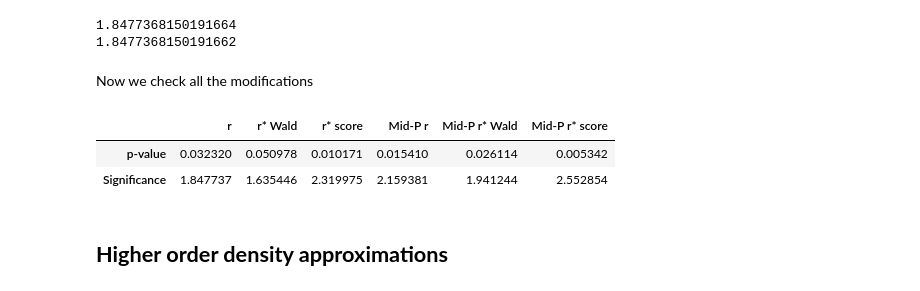
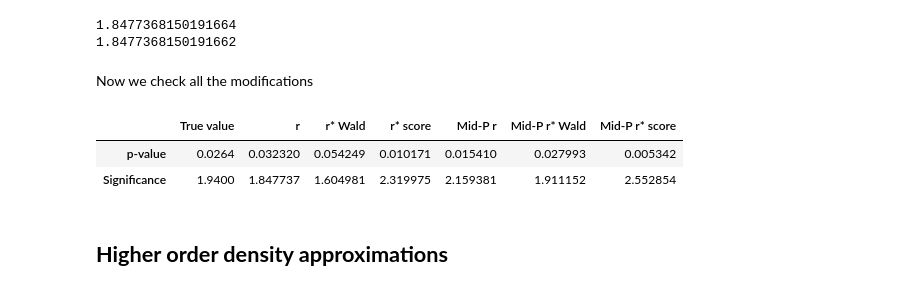
Before and after one commit to rubenguevara/Higher-order-asymptotics-HEP, a Jupyter notebook: NP_test.ipynb, the cells around one changed output. Drawn from its saved outputs; the diff is of its cells as text; code cells hidden in the pictures.

```diff
--- a/NP_test.ipynb
+++ b/NP_test.ipynb
@@ -85,9 +85,9 @@ def info_func(mu, b_hatt, y):
     j = y/(mu+b_hatt)**2
     return j
 
-def wald(mu_hat, mu, b_hatt, y):
+def wald(mu_hat, mu, b_hatt, y, b_hat, db):
     j = info_func(mu_hat, b_hatt, y)
-    t = np.sqrt(j)*(mu_hat-mu)
+    t = np.sqrt(j)*(mu_hat-mu)*np.sqrt(  np.abs(y/(mu_hat + b_hat)**2 +1/db**2)/np.abs(y/(mu + b_hatt)**2 +1/db**2)   )
     return t
 
 def score(mu_hat, mu, b_hatt, y):
@@ -98,7 +98,7 @@ def score(mu_hat, mu, b_hatt, y):
 def modified_likelihood_root(mu, mu_hat, b_hat, b_hhat, y, b_0, db, doWald=True):
     r_mu = likelihood_root(mu, mu_hat, b_hat, b_hhat, y, b_0, db)
     if doWald == True:
-        q_mu = wald(mu_hat, mu, b_hhat, y)
+        q_mu = wald(mu_hat, mu, b_hhat, y, b_hat, db)
     else:
         q_mu = score(mu_hat, mu, b_hhat, y)
     return r_mu + (1 / r_mu) * np.log(q_mu / r_mu)
@@ -141,15 +141,15 @@ r_stars_sf_mp = stats.norm.sf(r_ss_mp, loc=0)
 # %%
 #Making a table of the results...
 
-data_sf = {'r': [r_sf, r], 'r* Wald': [r_star_sf, r_s], 'r* score': [r_stars_sf, r_ss],
+data_sf = {'True value': [0.0264, 1.94], 'r': [r_sf, r], 'r* Wald': [r_star_sf, r_s], 'r* score': [r_stars_sf, r_ss],
         'Mid-P r': [r_sf_mp, r_mp], 'Mid-P r* Wald': [r_star_sf_mp, r_s_mp], 'Mid-P r* score': [r_stars_sf_mp, r_ss_mp]}
 df= pd.DataFrame(data_sf)
 df.index = ['p-value', 'Significance']
 
 df
 # %% [output]
-|  | r | r* Wald | r* score | Mid-P r | Mid-P r* Wald | Mid-P r* score |
-| p-value | 0.032320 | 0.050978 | 0.010171 | 0.015410 | 0.026114 | 0.005342 |
-| Significance | 1.847737 | 1.635446 | 2.319975 | 2.159381 | 1.941244 | 2.552854 |
+|  | True value | r | r* Wald | r* score | Mid-P r | Mid-P r* Wald | Mid-P r* score |
+| p-value | 0.0264 | 0.032320 | 0.054249 | 0.010171 | 0.015410 | 0.027993 | 0.005342 |
+| Significance | 1.9400 | 1.847737 | 1.604981 | 2.319975 | 2.159381 | 1.911152 | 2.552854 |
 # %% [markdown]
 ## **Higher order density approximations**
```
Also changed, not shown: parts of 31 cells of this notebook.
